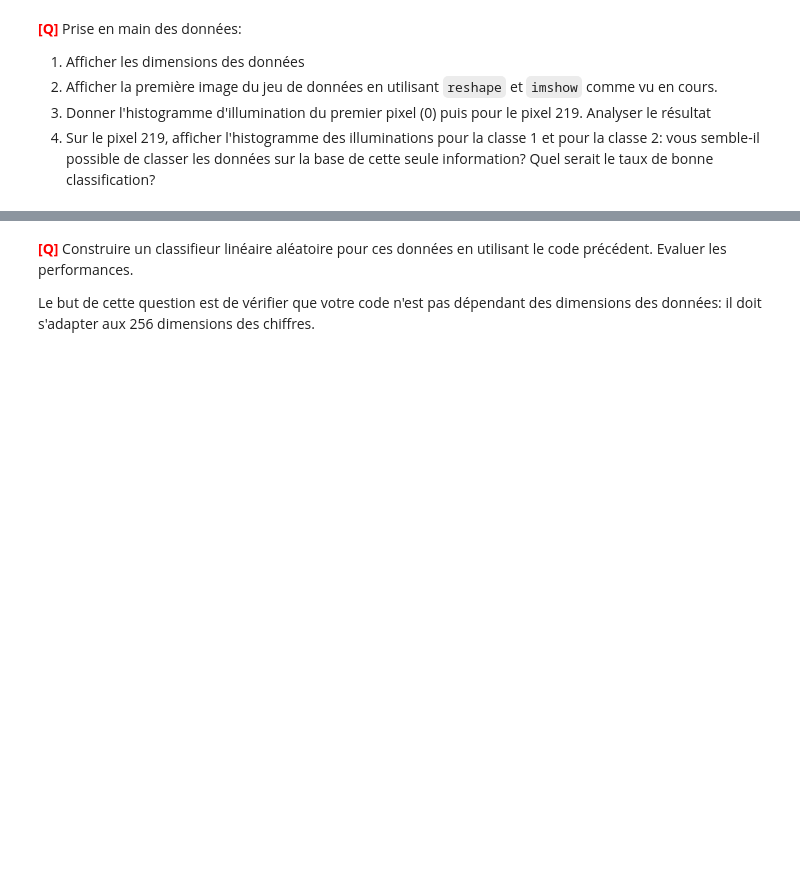
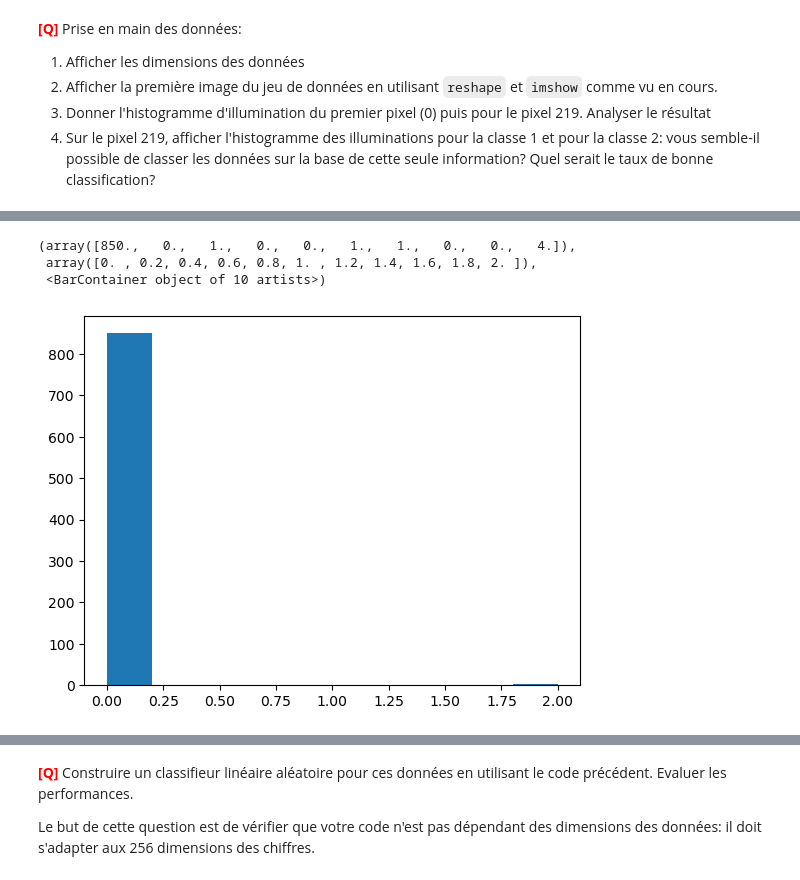
Before and after one commit to ZhouRUNLIN/LU3IN026-AI-DataScience, a Jupyter notebook: tme-02/tme-02.ipynb, the cells around one changed output, grey strips where cells are left out. Saved outputs shown, nothing was run; the diff lists cells and outputs as text; code cells hidden in the pictures; blank space fills up the shorter version.

```diff
--- a/tme-02/tme-02.ipynb
+++ b/tme-02/tme-02.ipynb
@@ -898,0 +924,14 @@ X12 = np.where(X == 1,1,-1)
+# %%
+tab1=[]
+tab2=[]
+for i in range(len(Y12)):
+    if Y12[i]==-1:
+        tab1.append(X12[i][219])
+    else:
+        tab2.append(X12[i][219])
+plt.hist(tab1)
+# %% [output]
+(array([850.,   0.,   1.,   0.,   0.,   1.,   1.,   0.,   0.,   4.]),
+ array([0. , 0.2, 0.4, 0.6, 0.8, 1. , 1.2, 1.4, 1.6, 1.8, 2. ]),
+ <BarContainer object of 10 artists>)
+[figure, added]
```
Also changed, not shown: parts of 16 cells of this notebook.
